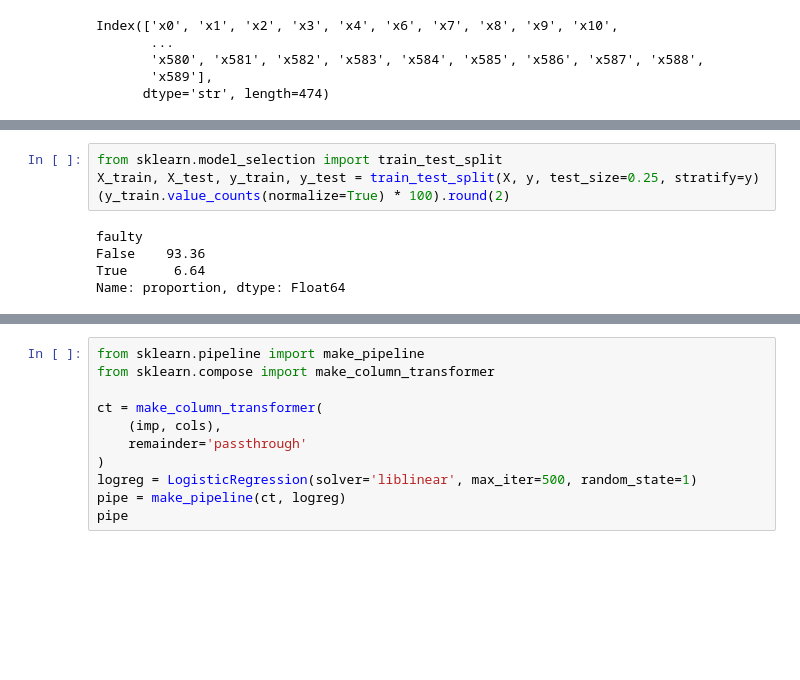
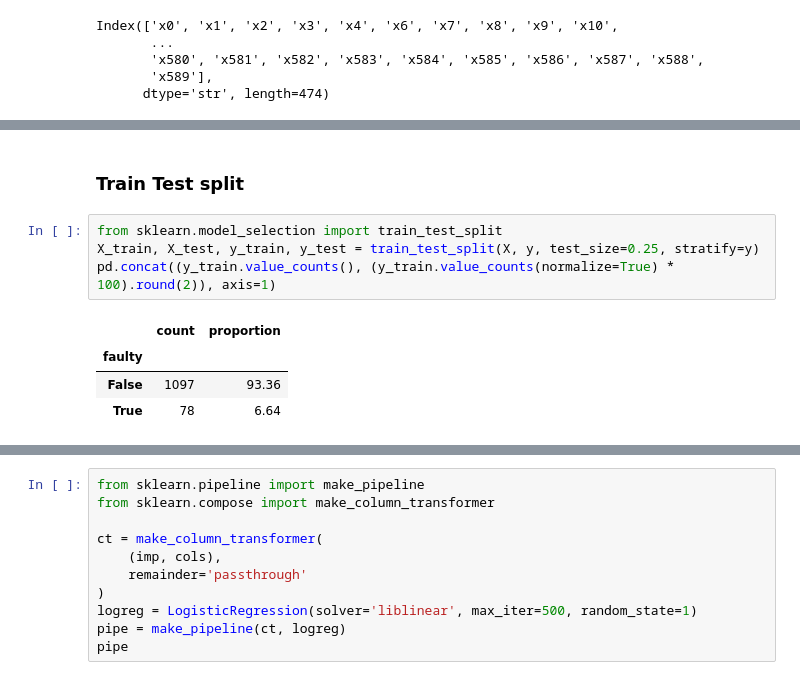
Before and after one commit to pancurster/secom-ml, a Jupyter notebook: notebooks/model01.ipynb, the cells around one changed output, grey strips where cells are left out. Saved outputs shown, nothing was run; the diff lists cells and outputs as text; blank space fills up the shorter version.

```diff
--- a/notebooks/model01.ipynb
+++ b/notebooks/model01.ipynb
@@ -50,9 +56,11 @@ Name: proportion, dtype: Float64
+# %% [markdown]
+### Train Test split
 # %%
 from sklearn.model_selection import train_test_split
 X_train, X_test, y_train, y_test = train_test_split(X, y, test_size=0.25, stratify=y)
-(y_train.value_counts(normalize=True) * 100).round(2)
+pd.concat((y_train.value_counts(), (y_train.value_counts(normalize=True) * 100).round(2)), axis=1)
 # %% [output]
-faulty
-False    93.36
-True      6.64
-Name: proportion, dtype: Float64
+|  | count | proportion |
+| faulty |  |  |
+| False | 1097 | 93.36 |
+| True | 78 | 6.64 |
```
Also changed, not shown: parts of 29 cells of this notebook.
